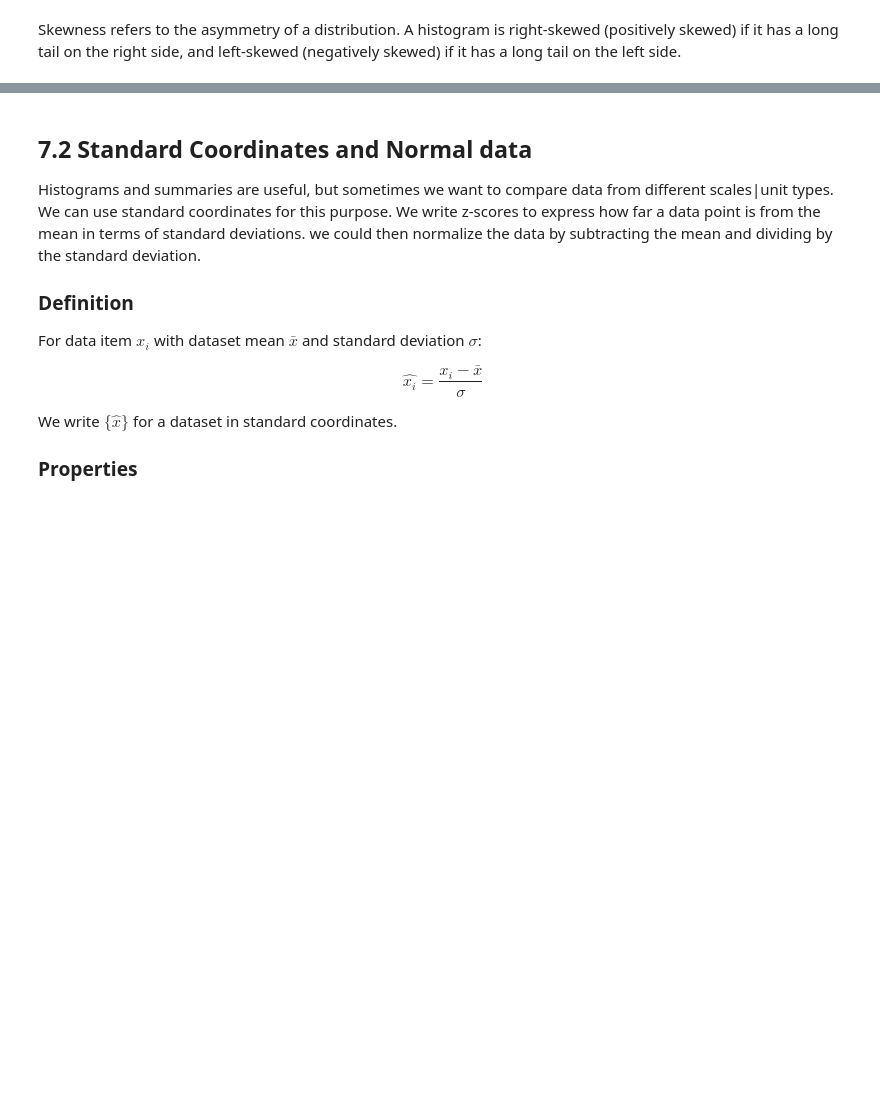
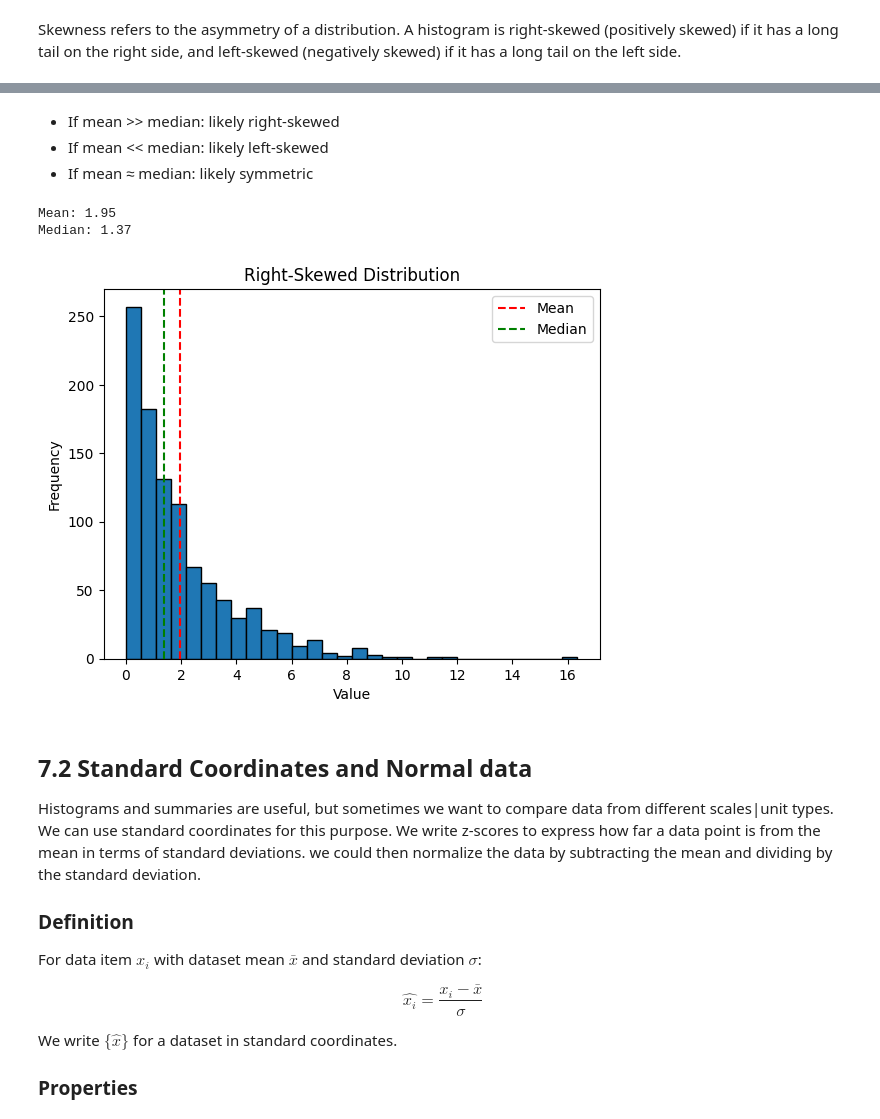
Before and after one commit to chebil/stat, a Jupyter notebook: part1/ch01_summarizing.ipynb, the cells around one changed output, grey strips where cells are left out. Drawn from its saved outputs; the diff is of its cells as text; code cells hidden in the pictures; blank space fills up the shorter version.

```diff
--- a/part1/ch01_summarizing.ipynb
+++ b/part1/ch01_summarizing.ipynb
@@ -556,3 +556,30 @@ plt.show()
+# %% [markdown]
+- If mean >> median: likely right-skewed
+- If mean << median: likely left-skewed
+- If mean ≈ median: likely symmetric
+# %%
+import numpy as np
+import matplotlib.pyplot as plt
+
+# Example: Right-skewed data (income-like)
+np.random.seed(42)
+right_skewed = np.random.exponential(scale=2, size=1000)
+
+print(f"Mean: {np.mean(right_skewed):.2f}")
+print(f"Median: {np.median(right_skewed):.2f}")
+
+plt.hist(right_skewed, bins=30, edgecolor='black')
+plt.title('Right-Skewed Distribution')
+plt.xlabel('Value')
+plt.ylabel('Frequency')
+plt.axvline(np.mean(right_skewed), color='r', linestyle='--', label='Mean')
+plt.axvline(np.median(right_skewed), color='g', linestyle='--', label='Median')
+plt.legend()
+plt.show()
+# %% [output]
+Mean: 1.95
+Median: 1.37
+[figure, added]
 # %% [markdown]
 
 ## 7.2 Standard Coordinates and Normal data
```
Also changed, not shown: parts of 16 cells of this notebook, 4 other files.
